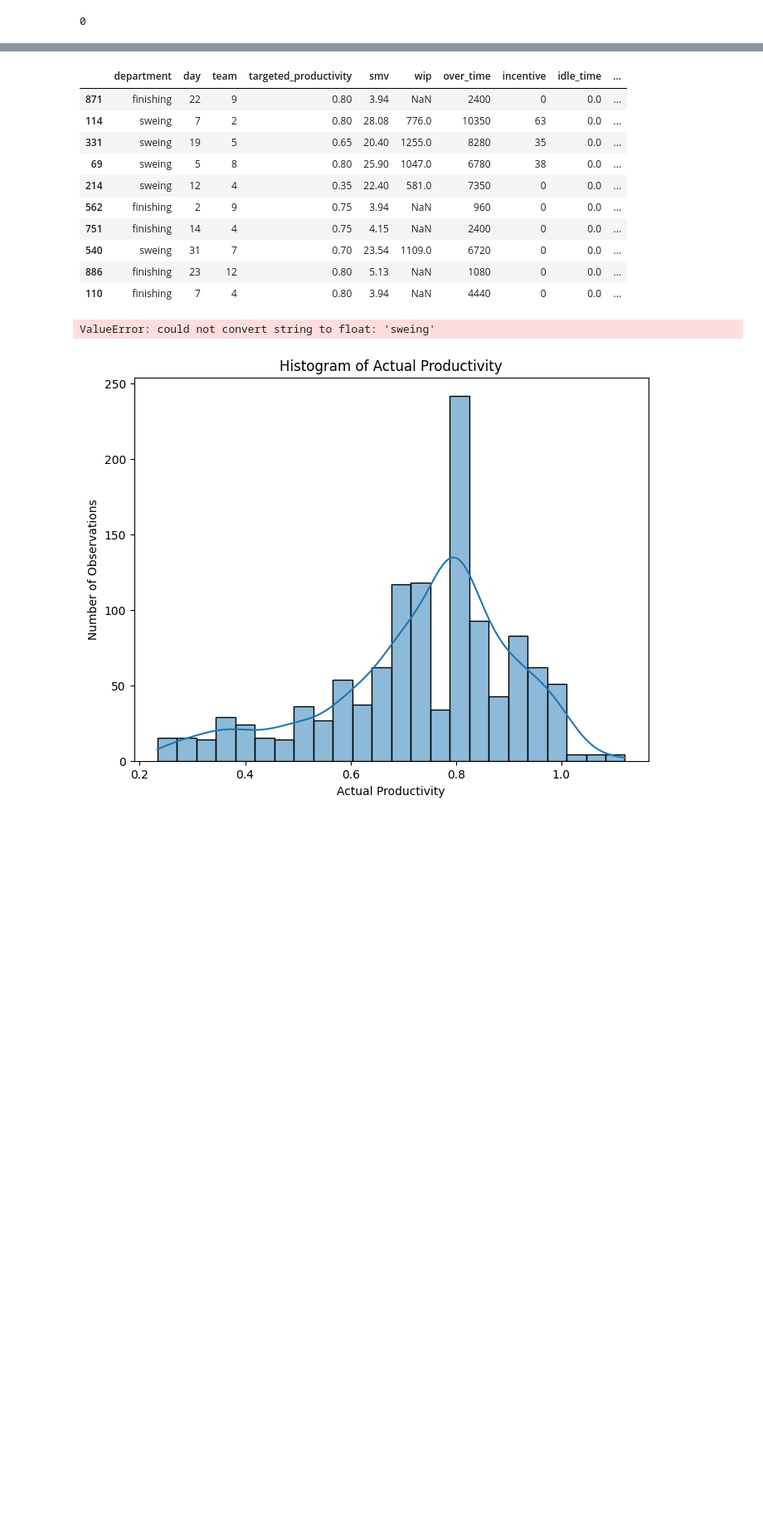
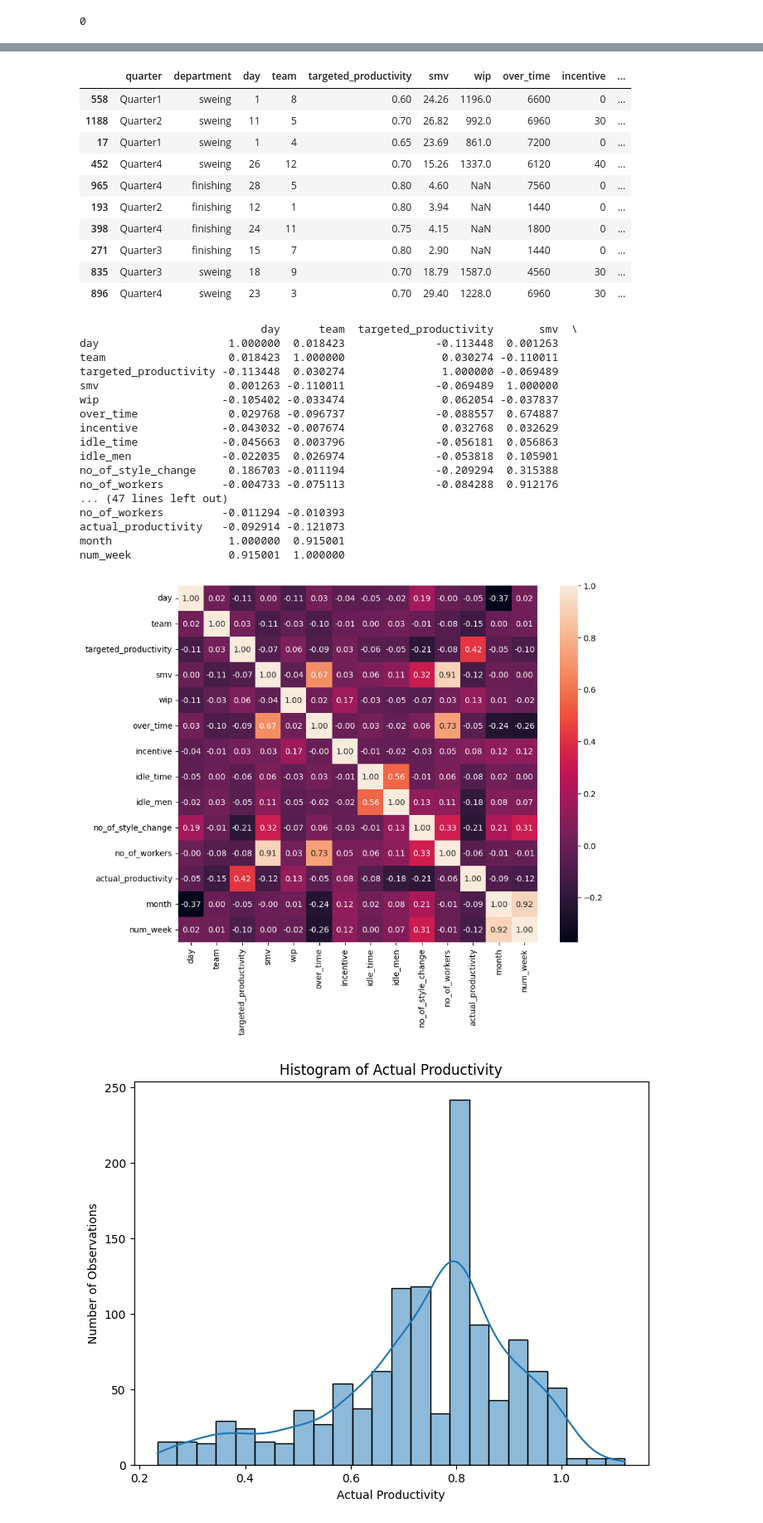
Before and after one commit to irenzim/DS2-Consulting, a Jupyter notebook: work_dir/data_check_eda.ipynb, the cells around one changed output, grey strips where cells are left out. Shown: that part at 83% size. Saved outputs shown, nothing was run; the diff lists cells and outputs as text; code cells hidden in the pictures; blank space fills up the shorter version.

Commit message:
Added small imporvements for correlation plot

```diff
--- a/work_dir/data_check_eda.ipynb
+++ b/work_dir/data_check_eda.ipynb
@@ -23,7 +23,8 @@ import seaborn as sns
 * **idle_men**: Number of workers rendered idle due to production interruptions.
 * **actual_productivity**: The actual percentage of productivity achieved by workers, ranging from 0 to 1.
 # %%
-df = pd.read_csv('/Users/irenaz/Desktop/Masters - DSBA/SEM4/CONSULTING/project/DS2-Consulting/data/garments_worker_productivity.csv')
+#df = pd.read_csv('/Users/irenaz/Desktop/Masters - DSBA/SEM4/CONSULTING/project/DS2-Consulting/data/garments_worker_productivity.csv')
+df = pd.read_csv('/Users/polaparol/Documents/DS-sem4/consulting/productivity.csv')
 df.info()
 # %% [output]
 <class 'pandas.core.frame.DataFrame'>
@@ -105,7 +105,7 @@ Name: count, dtype: int64
 # %%
-df = pd.get_dummies(df, columns=['quarter'], prefix='quarter')
-df.rename(columns = {'quarter_Quarter1':'quarter1','quarter_Quarter2':'quarter2', 'quarter_Quarter3':'quarter3', 'quarter_Quarter4':'quarter4', 'quarter_Quarter5':'quarter5' }, inplace = True)
-df.drop('quarter5', axis=1, inplace=True)
+#df = pd.get_dummies(df, columns=['quarter'], prefix='quarter')
+#df.rename(columns = {'quarter_Quarter1':'quarter1','quarter_Quarter2':'quarter2', 'quarter_Quarter3':'quarter3', 'quarter_Quarter4':'quarter4', 'quarter_Quarter5':'quarter5' }, inplace = True)
+#df.drop('quarter5', axis=1, inplace=True)
 # %%
 df['day'] = pd.to_datetime(df['date']).apply(lambda x: x.day)
 df['month'] = pd.to_datetime(df['date']).apply(lambda x: x.month)
@@ -114,25 +114,42 @@ df.drop(['date'], axis=1, inplace=True)
 # %%
 df.sample(10)
 # %% [output]
-|  | department | day | team | targeted_productivity | smv | wip | over_time | incentive | idle_time | ... |
-| 871 | finishing | 22 | 9 | 0.80 | 3.94 | NaN | 2400 | 0 | 0.0 | ... |
-| 114 | sweing | 7 | 2 | 0.80 | 28.08 | 776.0 | 10350 | 63 | 0.0 | ... |
-| 331 | sweing | 19 | 5 | 0.65 | 20.40 | 1255.0 | 8280 | 35 | 0.0 | ... |
-| 69 | sweing | 5 | 8 | 0.80 | 25.90 | 1047.0 | 6780 | 38 | 0.0 | ... |
-| 214 | sweing | 12 | 4 | 0.35 | 22.40 | 581.0 | 7350 | 0 | 0.0 | ... |
-| 562 | finishing | 2 | 9 | 0.75 | 3.94 | NaN | 960 | 0 | 0.0 | ... |
-| 751 | finishing | 14 | 4 | 0.75 | 4.15 | NaN | 2400 | 0 | 0.0 | ... |
-| 540 | sweing | 31 | 7 | 0.70 | 23.54 | 1109.0 | 6720 | 0 | 0.0 | ... |
-| 886 | finishing | 23 | 12 | 0.80 | 5.13 | NaN | 1080 | 0 | 0.0 | ... |
-| 110 | finishing | 7 | 4 | 0.80 | 3.94 | NaN | 4440 | 0 | 0.0 | ... |
+|  | quarter | department | day | team | targeted_productivity | smv | wip | over_time | incentive | ... |
+| 558 | Quarter1 | sweing | 1 | 8 | 0.60 | 24.26 | 1196.0 | 6600 | 0 | ... |
+| 1188 | Quarter2 | sweing | 11 | 5 | 0.70 | 26.82 | 992.0 | 6960 | 30 | ... |
+| 17 | Quarter1 | sweing | 1 | 4 | 0.65 | 23.69 | 861.0 | 7200 | 0 | ... |
+| 452 | Quarter4 | sweing | 26 | 12 | 0.70 | 15.26 | 1337.0 | 6120 | 40 | ... |
+| 965 | Quarter4 | finishing | 28 | 5 | 0.80 | 4.60 | NaN | 7560 | 0 | ... |
+| 193 | Quarter2 | finishing | 12 | 1 | 0.80 | 3.94 | NaN | 1440 | 0 | ... |
+| 398 | Quarter4 | finishing | 24 | 11 | 0.75 | 4.15 | NaN | 1800 | 0 | ... |
+| 271 | Quarter3 | finishing | 15 | 7 | 0.80 | 2.90 | NaN | 1440 | 0 | ... |
+| 835 | Quarter3 | sweing | 18 | 9 | 0.70 | 18.79 | 1587.0 | 4560 | 30 | ... |
+| 896 | Quarter4 | sweing | 23 | 3 | 0.70 | 29.40 | 1228.0 | 6960 | 30 | ... |
 # %%
-correlation_matrix = df.corr()
+correlation_matrix = df.corr(numeric_only=True)
 print(correlation_matrix)
 plt.figure(figsize=(10, 8))
 sns.heatmap(correlation_matrix, annot=True, fmt=".2f")
 plt.show()
 # %% [output]
-ValueError: could not convert string to float: 'sweing'
+                            day      team  targeted_productivity       smv  \
+day                    1.000000  0.018423              -0.113448  0.001263
+team                   0.018423  1.000000               0.030274 -0.110011
+targeted_productivity -0.113448  0.030274               1.000000 -0.069489
+smv                    0.001263 -0.110011              -0.069489  1.000000
+wip                   -0.105402 -0.033474               0.062054 -0.037837
+over_time              0.029768 -0.096737              -0.088557  0.674887
+incentive             -0.043032 -0.007674               0.032768  0.032629
+idle_time             -0.045663  0.003796              -0.056181  0.056863
+idle_men              -0.022035  0.026974              -0.053818  0.105901
+no_of_style_change     0.186703 -0.011194              -0.209294  0.315388
+no_of_workers         -0.004733 -0.075113              -0.084288  0.912176
+... (47 lines left out)
+no_of_workers         -0.011294 -0.010393
+actual_productivity   -0.092914 -0.121073
+month                  1.000000  0.915001
+num_week               0.915001  1.000000
+[figure, added]
 # %%
 # Histogram of Actual Productivity
 plt.figure(figsize=(8, 6))
```
Also changed, not shown: parts of 1 cell of this notebook.
